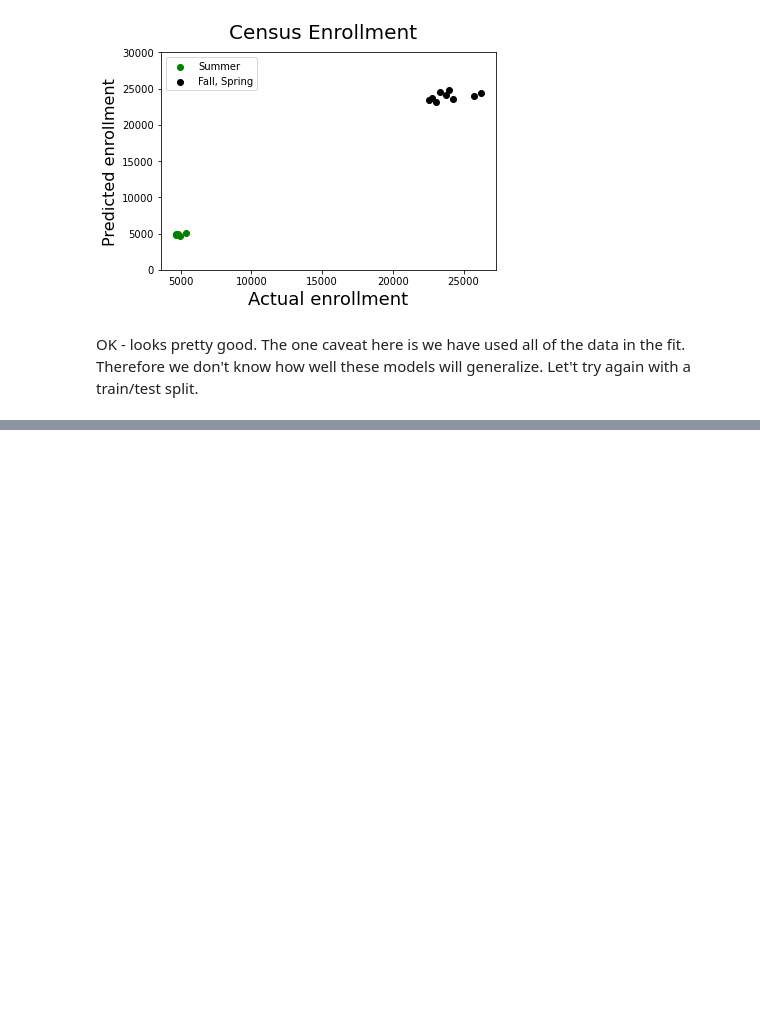
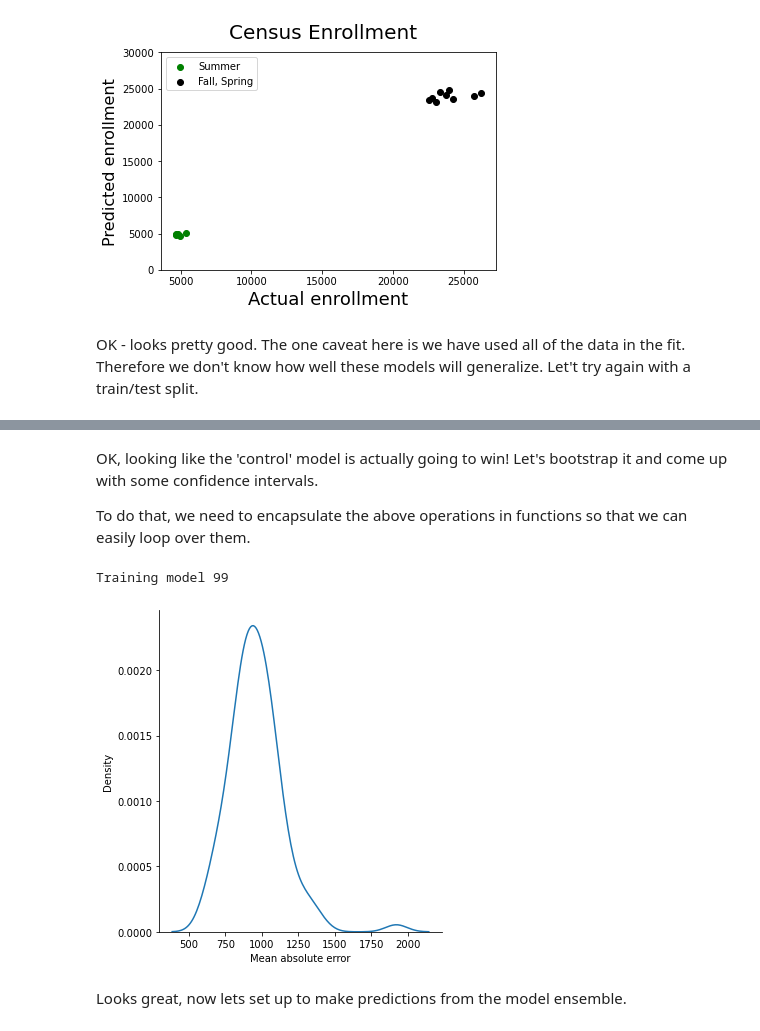
Before and after one commit to gperdrizet/LMC-enrollment-forecast, a Jupyter notebook: notebooks/simple_linear_regression.ipynb, the cells around one changed output, grey strips where cells are left out. Saved outputs shown, nothing was run; the diff lists cells and outputs as text; code cells hidden in the pictures; blank space fills up the shorter version.

```diff
--- a/notebooks/simple_linear_regression.ipynb
+++ b/notebooks/simple_linear_regression.ipynb
@@ -334,0 +337,4 @@ plt.show()
+# %% [markdown]
+OK, looking like the 'control' model is actually going to win! Let's bootstrap it and come up with some confidence intervals.
+
+To do that, we need to encapsulate the above operations in functions so that we can easily loop over them.
@@ -334,0 +411,37 @@ plt.show()
+# %%
+results = {}
+results['test_set_scores'] = []
+results['SU_models'] = []
+results['FA_SP_models'] = []
+results['test_y'] = []
+results['test_x'] = []
+results['test_predictions'] = []
+
+# Outer training loop
+for i in range(conf.N_MODELS):
+    print(f'Training model {i}', end='\r')
+
+    SU_dataset = train_test_split(SU_x, SU_y, conf.TRAIN_TEST_SPLIT)
+    FA_SP_dataset = train_test_split(FA_SP_x, FA_SP_y, conf.TRAIN_TEST_SPLIT)
+
+    SU_model, SU_test_predictions = train_linear_model(SU_dataset)
+    FA_SP_model, FA_SP_test_predictions = train_linear_model(FA_SP_dataset)
+
+    MAE = score_models(
+        SU_test_y,
+        SU_test_predictions,
+        FA_SP_test_y,
+        FA_SP_test_predictions
+    )
+
+    results['test_set_scores'].append(MAE)
+    results['SU_models'].append(SU_model)
+    results['FA_SP_models'].append(FA_SP_model)
+    results['test_x'].extend(SU_dataset['test_x'])
+    results['test_x'].extend(FA_SP_dataset['test_x'])
+    results['test_y'].extend(SU_dataset['test_y'])
+    results['test_y'].extend(FA_SP_dataset['test_y'])
+    results['test_predictions'].extend(SU_test_predictions)
+    results['test_predictions'].extend(FA_SP_test_predictions)
+# %% [output]
+Training model 99
@@ -334,0 +454,10 @@ plt.show()
+# %%
+# Plot distribution of MAE scores from each model
+sns.displot(results['test_set_scores'], kind="kde")
+plt.xlabel('Mean absolute error')
+
+plt.show()
+# %% [output]
+[figure, added]
+# %% [markdown]
+Looks great, now lets set up to make predictions from the model ensemble.
```
Also changed, not shown: parts of 13 cells of this notebook.
